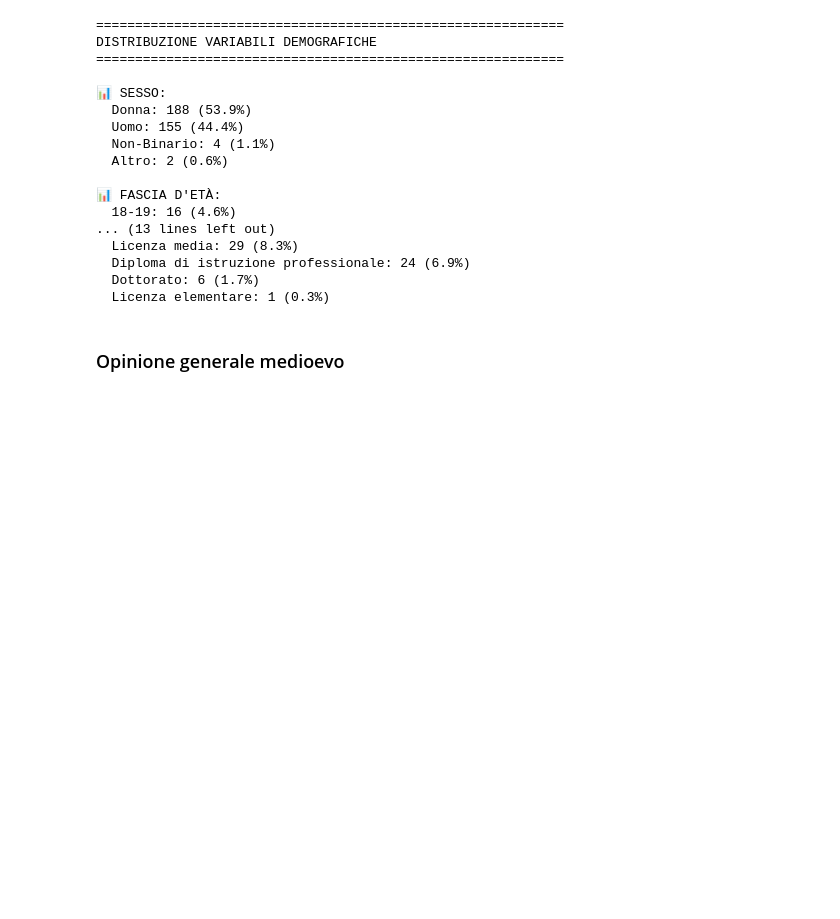
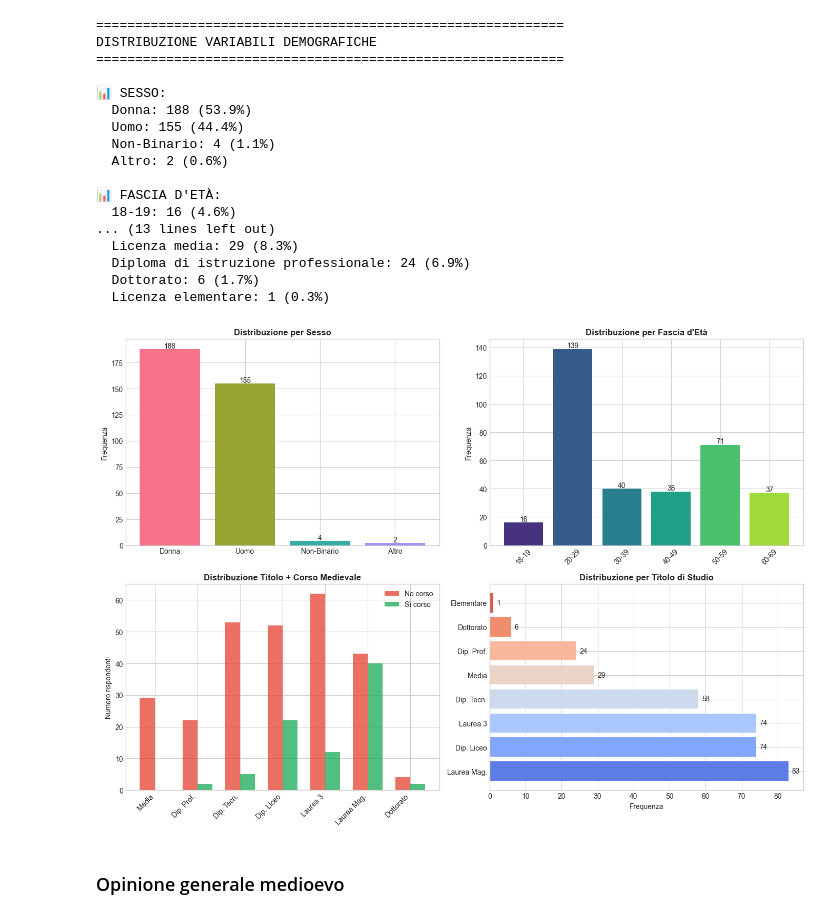
Before and after one commit to giuliaghiazza/MiddleAgesAnalysis, a Jupyter notebook: analisi_dati.ipynb, the cells around one changed output. Saved outputs shown, nothing was run; the diff lists cells and outputs as text; code cells hidden in the pictures; blank space fills up the shorter version.

Commit message:
Completed Analysis by title

```diff
--- a/analisi_dati.ipynb
+++ b/analisi_dati.ipynb
@@ -365,6 +365,86 @@ DISTRIBUZIONE VARIABILI DEMOGRAFICHE
   Diploma di istruzione professionale: 24 (6.9%)
   Dottorato: 6 (1.7%)
   Licenza elementare: 1 (0.3%)
+# %%
+# Grafici delle distribuzioni demografiche
+titolo_order = ['Licenza media', 'Diploma di istruzione professionale',
+                'Diploma di istruzione tecnica', 'Diploma di istruzione liceale',
+                'Laurea triennale', 'Laurea magistrale', 'Dottorato']
+
+fig, axes = plt.subplots(2, 2, figsize=(14, 10))
+
+# 1. Distribuzione per sesso
+if 'sesso' in df.columns:
+    ax1 = axes[0, 0]
+    sesso_counts = df['sesso'].value_counts()
+    colors = sns.color_palette("husl", len(sesso_counts))
+    bars = ax1.bar(sesso_counts.index, sesso_counts.values, color=colors)
+    ax1.set_title('Distribuzione per Sesso', fontsize=12, fontweight='bold')
+    ax1.set_ylabel('Frequenza')
+    for bar, count in zip(bars, sesso_counts.values):
+        ax1.text(bar.get_x() + bar.get_width()/2, bar.get_height() + 1,
+                str(count), ha='center', fontsize=10)
+
+# 2. Distribuzione per età
+if 'eta' in df.columns:
+    ax2 = axes[0, 1]
+    eta_order = ['18-19', '20-29', '30-39', '40-49', '50-59', '60-69', '70+']
+    eta_counts = df['eta'].value_counts()
+    eta_ordered = [eta_counts.get(e, 0) for e in eta_order if e in eta_counts.index]
+    eta_labels = [e for e in eta_order if e in eta_counts.index]
+    bars = ax2.bar(eta_labels, eta_ordered, color=sns.color_palette("viridis", len(eta_labels)))
+    ax2.set_title('Distribuzione per Fascia d\'Età', fontsize=12, fontweight='bold')
+    ax2.set_ylabel('Frequenza')
+    ax2.tick_params(axis='x', rotation=45)
+    for bar, count in zip(bars, eta_ordered):
+        ax2.text(bar.get_x() + bar.get_width()/2, bar.get_height() + 1,
+                str(count), ha='center', fontsize=10)
+
+# 3. Distribuzione per opinione
+if 'titolo_studio' in df.columns and 'corso_medievale' in df.columns:
+    ax3 = axes[1, 0]
+    cross_counts = pd.crosstab(df['titolo_studio'], df['corso_medievale'])
+    cross_counts = cross_counts.reindex([t for t in titolo_order if t in cross_counts.index])
+
+    x = np.arange(len(cross_counts))
+    width = 0.35
+
+    bars1 = ax3.bar(x - width/2, cross_counts.get('No', 0), width, label='No corso', color='#e74c3c', alpha=0.8)
+    bars2 = ax3.bar(x + width/2, cross_counts.get('Sì', 0), width, label='Sì corso', color='#27ae60', alpha=0.8)
+
+    ax3.set_ylabel('Numero rispondenti')
+    ax3.set_title('Distribuzione Titolo + Corso Medievale', fontweight='bold')
+    ax3.set_xticks(x)
+    ax3.set_xticklabels([titolo_short.get(t, t) for t in cross_counts.index], rotation=45, ha='right')
+    ax3.legend()
+
+# 4. Distribuzione per titolo di studio
+if 'titolo_studio' in df.columns:
+    ax4 = axes[1, 1]
+    titolo_counts = df['titolo_studio'].value_counts()
+    # Abbrevia i nomi
+    titolo_short = {
+        'Licenza elementare': 'Elementare',
+        'Licenza media': 'Media',
+        'Diploma di istruzione professionale': 'Dip. Prof.',
+        'Diploma di istruzione tecnica': 'Dip. Tecn.',
+        'Diploma di istruzione liceale': 'Dip. Liceo',
+        'Laurea triennale': 'Laurea 3',
+        'Laurea magistrale': 'Laurea Mag.',
+        'Dottorato': 'Dottorato'
+    }
+    labels = [titolo_short.get(t, t) for t in titolo_counts.index]
+    bars = ax4.barh(labels, titolo_counts.values, color=sns.color_palette("coolwarm", len(labels)))
+    ax4.set_title('Distribuzione per Titolo di Studio', fontsize=12, fontweight='bold')
+    ax4.set_xlabel('Frequenza')
+    for bar, count in zip(bars, titolo_counts.values):
+        ax4.text(bar.get_width() + 1, bar.get_y() + bar.get_height()/2,
+                str(count), va='center', fontsize=10)
+
+plt.tight_layout()
+plt.show()
+# %% [output]
+[figure, new version]
 # %% [markdown]
 ### Opinione generale medioevo
 # %%
```
Also changed, not shown: parts of 12 cells of this notebook, 4 other files.
